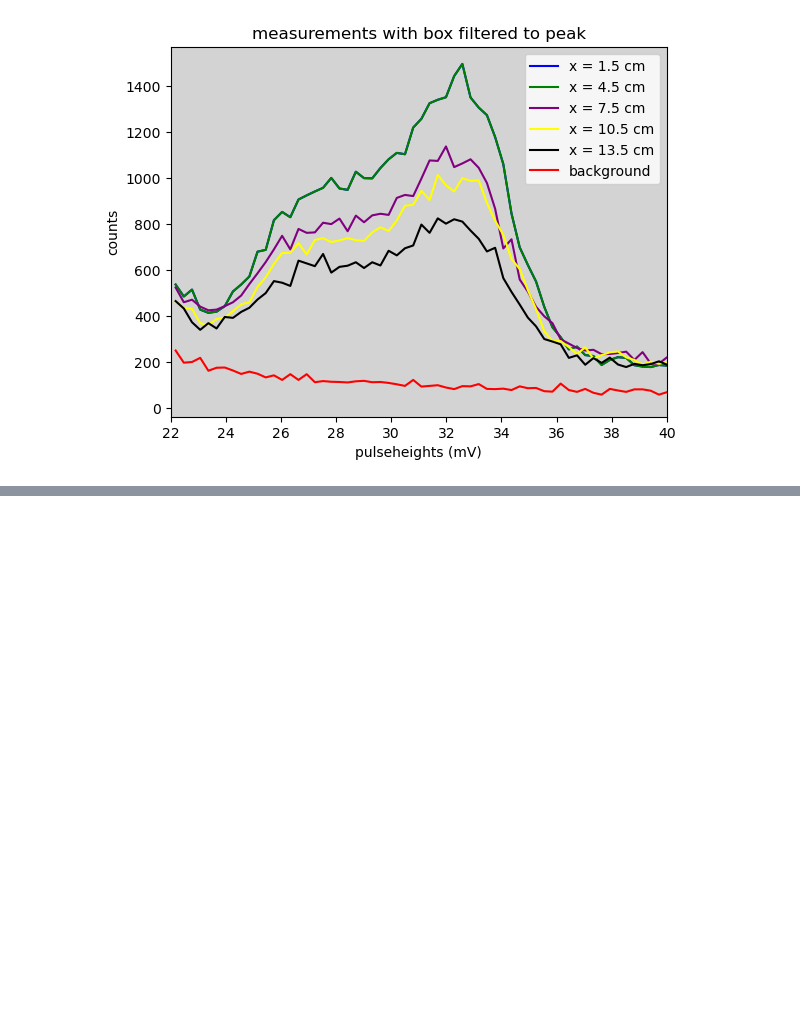
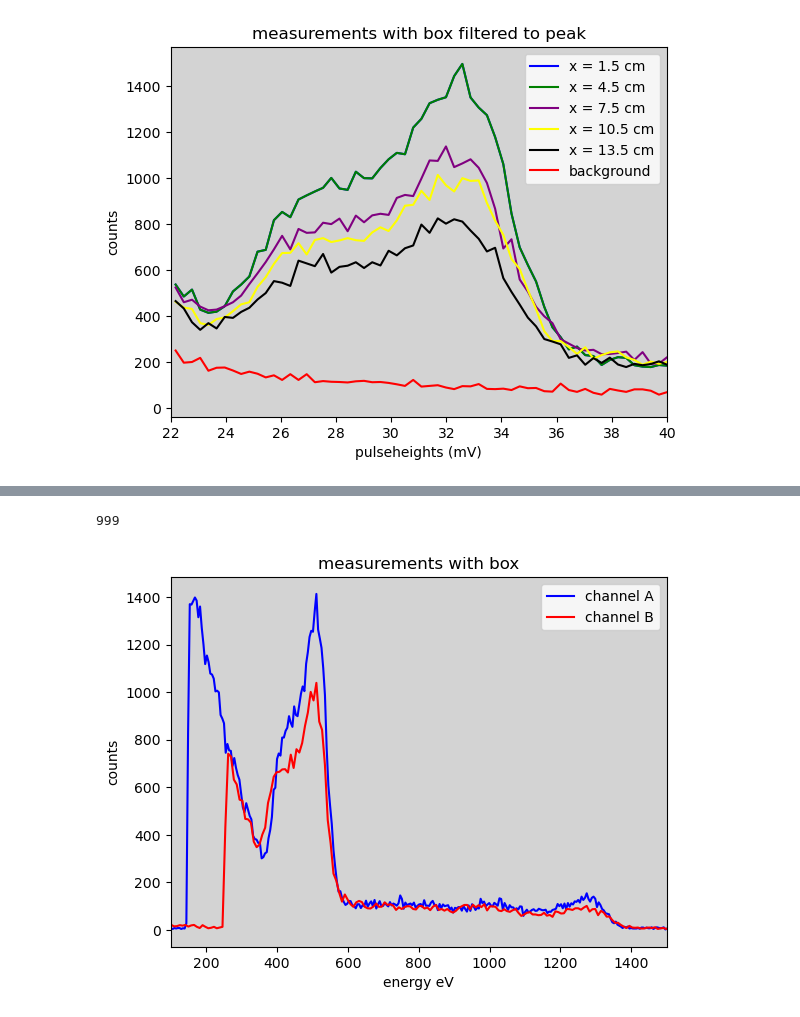
Before and after one commit to jrc-rodriguez/particle_physics, a Jupyter notebook: particle_physics.ipynb, the cells around one changed output, grey strips where cells are left out. Cells and saved outputs as stored; diff of their text form; code cells hidden in the pictures; blank space fills up the shorter version.

```diff
--- a/particle_physics.ipynb
+++ b/particle_physics.ipynb
@@ -47,6 +47,26 @@ def square(dataset):
         data.append(i**2)
 
     return data
+# %%
+def energy_A(dataset):
+    data = []
+    a = 16.243373853064526
+    b = -18.22536350669536
+    for p in dataset:
+        E = a * p + b
+        data.append(E)
+
+    return data
+
+def energy_B(dataset):
+    data = []
+    a = 27.015543674538826
+    b = -23.826718124845176
+    for p in dataset:
+        E = a * p + b
+        data.append(E)
+
+    return data
 # %% [markdown]
 split datasets into lists
 # %%
@@ -203,0 +232,17 @@ plt.show()
+# %%
+energy_A_x1 = energy_A(pulseheights_x1)
+energy_B_x1 = energy_B(pulseheights_x1)
+print(len(energy_A_x1))
+
+plt.plot(energy_A_x1, counts_A_x1, color = 'blue', label = "channel A")
+plt.plot(energy_B_x1, counts_B_x1, color = 'red', label = 'channel B')
+plt.gca().set_facecolor('lightgrey')
+plt.title("measurements with box")
+plt.legend(loc = 'upper right')
+plt.xlim(100, 1500)
+plt.ylabel("counts")
+plt.xlabel("energy eV")
+plt.show()
+# %% [output]
+999
+[figure, added]
```
Also changed, not shown: parts of 4 cells of this notebook, 2 other files.
